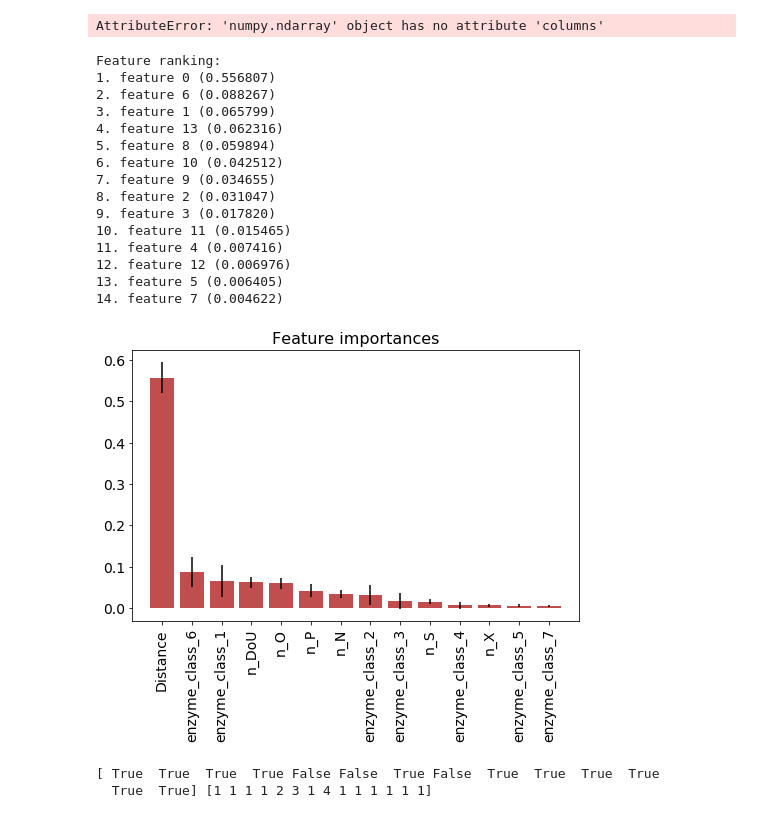
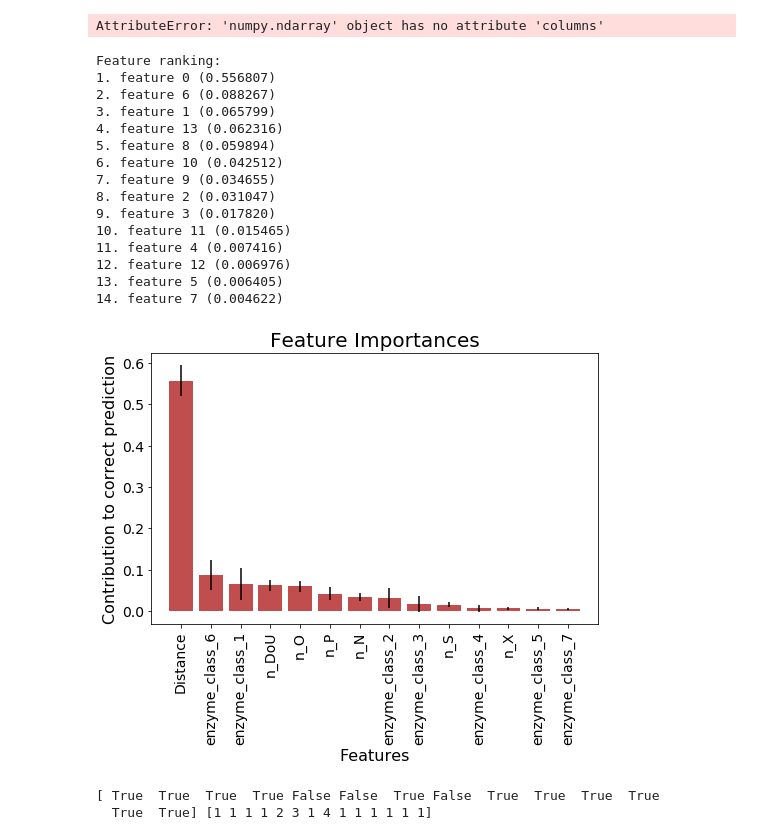
Before and after one commit to metamoles/metamoles, a Jupyter notebook: notebooks/metacyc_notebooks/grid_search.ipynb, the cells around one changed output. Saved outputs shown, nothing was run; the diff lists cells and outputs as text; code cells hidden in the pictures.

Commit message:
changing figure font sizes etc

```diff
--- a/notebooks/metacyc_notebooks/grid_search.ipynb
+++ b/notebooks/metacyc_notebooks/grid_search.ipynb
@@ -288,35 +294,38 @@ labels_dic = {
     12: 'n_X',
     13: 'n_DoU'
 }
 labels = [labels_dic.get(x) for x in indices]
 columns = ['Dist', 'enzyme_class_1', 'enzyme_class_2', 'enzyme_class_3',
        'enzyme_class_4', 'enzyme_class_5', 'enzyme_class_6', 'enzyme_class_7',
         'n_O', 'n_N', 'n_P', 'n_S', 'n_X', 'n_DoU']
 plt.figure(figsize=(8,5))
-plt.title('Feature importances', fontsize=16)
+plt.title('Feature Importances', fontsize=20)
 plt.bar(range(features.shape[1]), importances[indices],
        color='firebrick', alpha=0.8, yerr=std[indices], align='center')
 plt.xticks(range(features.shape[1]), labels,rotation='vertical', fontsize=14)
 plt.yticks(fontsize=14)
 plt.xlim([-1, features.shape[1]])
+plt.xlabel('Features', fontsize=16)
+plt.ylabel('Contribution to correct prediction', fontsize=16)
+plt.savefig('Feature_importance', dpi=400, format='png')
 plt.show()
 # %% [output]
 Feature ranking:
 1. feature 0 (0.556807)
 2. feature 6 (0.088267)
 3. feature 1 (0.065799)
 4. feature 13 (0.062316)
 5. feature 8 (0.059894)
 6. feature 10 (0.042512)
 7. feature 9 (0.034655)
 8. feature 2 (0.031047)
 9. feature 3 (0.017820)
 10. feature 11 (0.015465)
 11. feature 4 (0.007416)
 12. feature 12 (0.006976)
 13. feature 5 (0.006405)
 14. feature 7 (0.004622)
-[figure, old version]
+[figure, new version]
 # %%
 from sklearn.feature_selection import RFECV
 # %%
```
Also changed, not shown: parts of 1 cell of this notebook.
